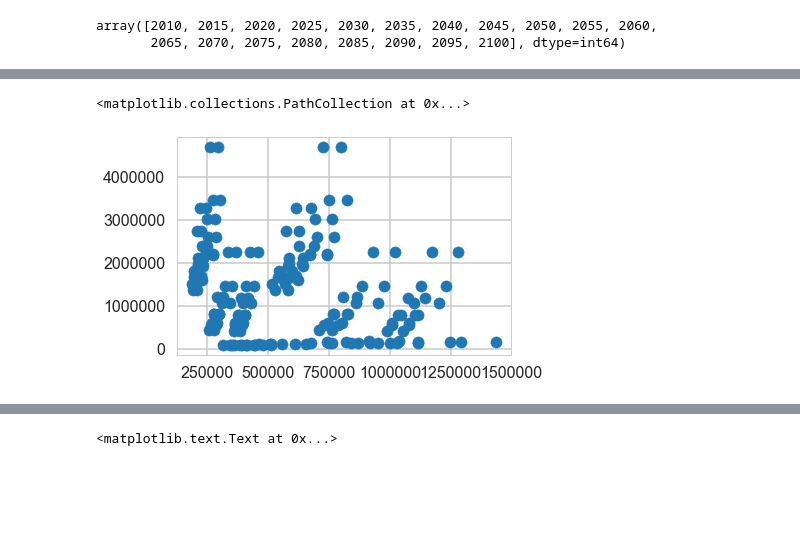
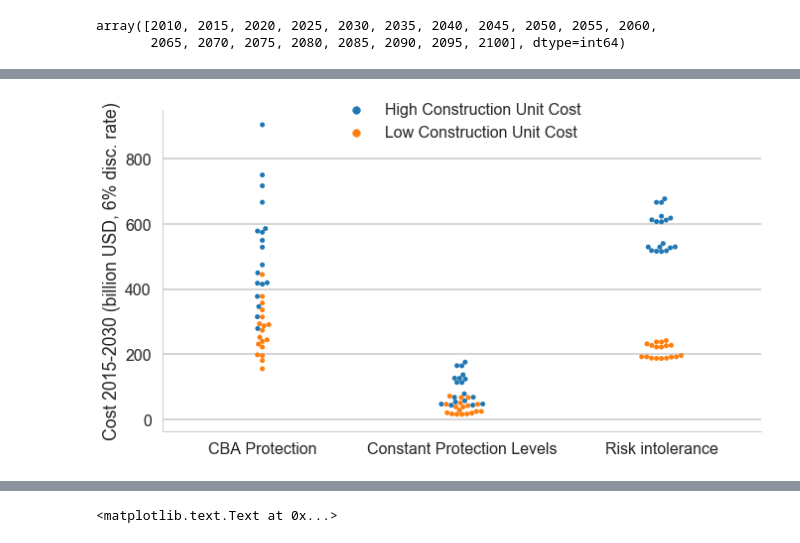
Before and after one commit to julierozenberg/infra_needs_analyses, a Jupyter notebook: coastal protection.ipynb, the cells around one changed output, grey strips where cells are left out. Saved outputs shown, nothing was run; the diff lists cells and outputs as text; code cells hidden in the pictures; blank space fills up the shorter version.

```diff
--- a/coastal protection.ipynb
+++ b/coastal protection.ipynb
@@ -32,4 +44,4 @@ array([2010, 2015, 2020, 2025, 2030, 2035, 2040, 2045, 2050, 2055, 2060,
        2065, 2070, 2075, 2080, 2085, 2090, 2095, 2100], dtype=int64)
 # %%
 def discount_sum_over_5_years(row,name,d):
-    return np.sum([row[name]/5*(1+d)**(1-(year-2010)) for year in np.arange(row["time"]-4,row["time"])])
+    return np.sum([row[name]/5*(1+d)**(1-(year-2015)) for year in np.arange(row["time"]-4,row["time"])])
@@ -58,5 +69,26 @@ newdatacum["tot_cost"] = newdatacum.protection_investment_cost_disc+newdatacum.p
-# %%
-plt.scatter(newdatacum.tot_cost,newdatacum.seafloodcost_disc)
-# %% [output]
-<matplotlib.collections.PathCollection at 0x...>
-[figure, removed]
+# %%
+time_horizon = 2035
+d = 0.06
+
+toplot = newdatacum.reset_index(['time_horizon','d'])
+toplot = toplot.loc[(toplot.time_horizon==time_horizon)&(toplot.d==d),['protection_investment_cost_disc']]
+toplot.columns.name="costtype"
+toplot = toplot.stack()
+toplot.name = "value"
+toplot = toplot.reset_index()
+toplot = toplot.loc[(toplot.ada!='Constant Abs. Flood Risk')&(toplot.ada!='Constant Rel. Flood Risk'),:]
+#toplot["costtype"] = toplot["costtype"].replace({'tot_cost':'investment + maintenance','seafloodcost_disc':'residual risk'})
+toplot["costtype"] = toplot["costtype"].replace({'protection_investment_cost_disc':'capital investment','protection_maintenance_cost_disc': 'maintenance','seafloodcost_disc':'residual risk'})
+toplot['value'] = 10**(-3)*toplot.value
+toplot['adacost'] = toplot['adacost'].str.replace("Adaptation","Construction")
+
+g = sns.factorplot(x='ada',y='value', hue= 'adacost', data=toplot, kind="swarm",dodge=False, size=6, aspect=1.7,\
+                  legend=False)
+
+g.set_axis_labels("", "Cost 2015-{} (billion USD, {}% disc. rate)".format(time_horizon-5,round(100*d)))
+g.add_legend(title="",bbox_to_anchor=(0.5, 0.8), borderaxespad=0.)
+
+plt.savefig("coastal_inv_{}_{}pc.png".format(time_horizon-5,round(100*d)),ddpi=300,bbox_inches="tight")
+plt.savefig("coastal_inv_{}_{}pc.pdf".format(time_horizon-5,round(100*d)))
+# %% [output]
+[figure, added]
```
Also changed, not shown: parts of 30 cells of this notebook, 1 other file.
